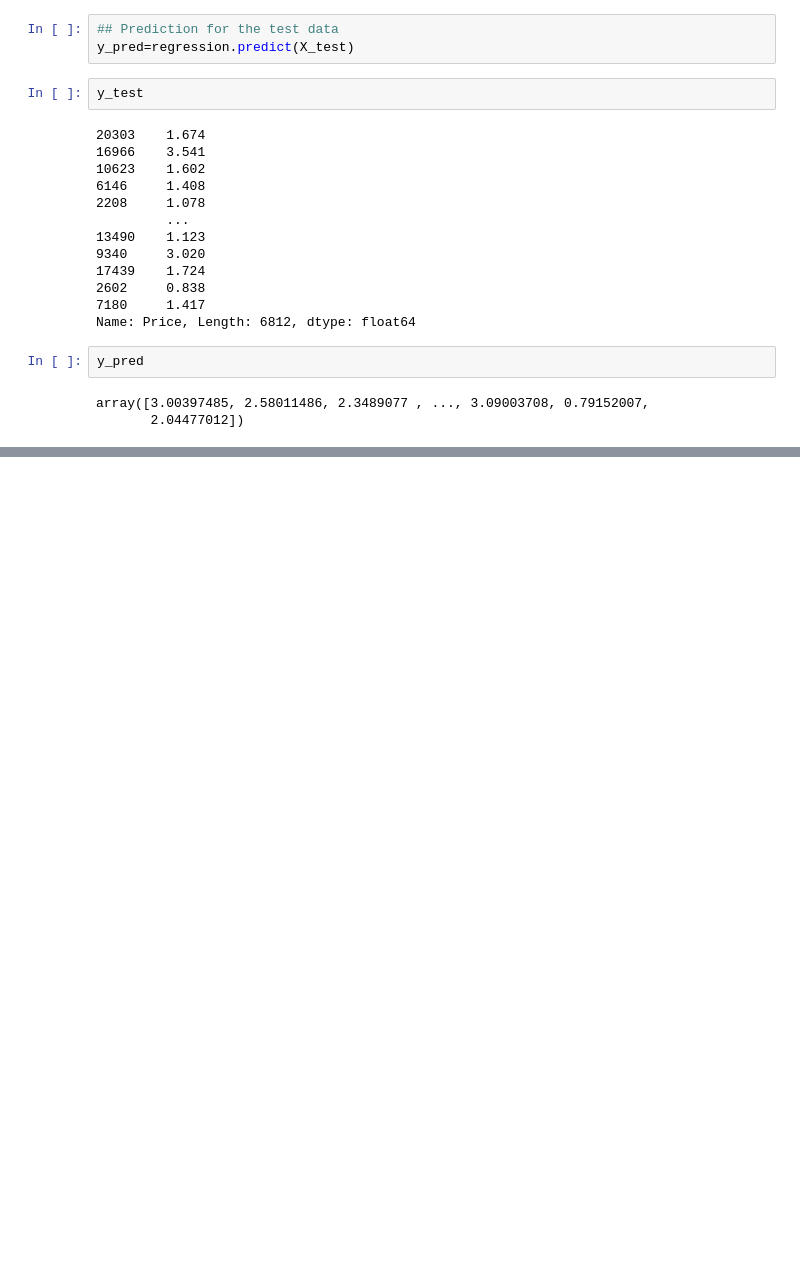
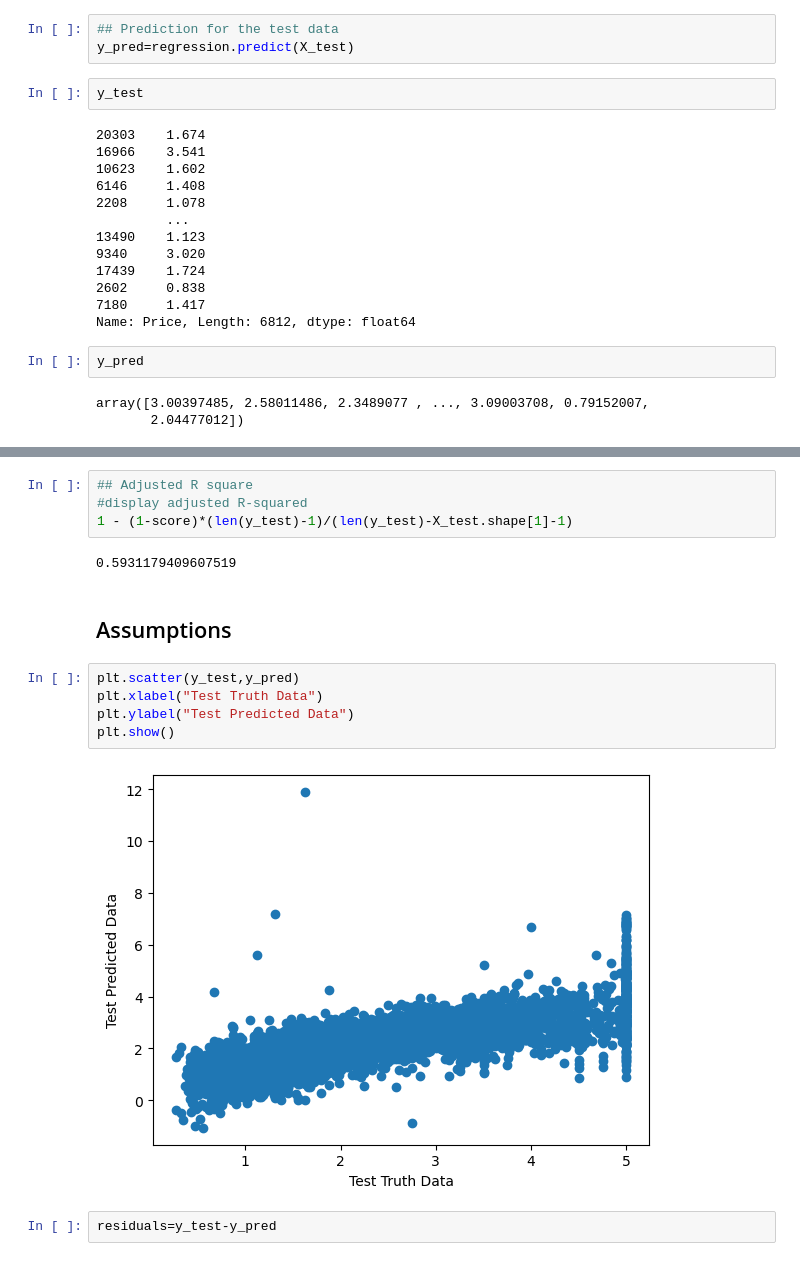
Before and after one commit to nsn-mah6/multiple_linear_regression, a Jupyter notebook: multiple_linear_regression.ipynb, the cells around one changed output, grey strips where cells are left out. Saved outputs shown, nothing was run; the diff lists cells and outputs as text; blank space fills up the shorter version.

Commit message:
assumption

```diff
--- a/multiple_linear_regression.ipynb
+++ b/multiple_linear_regression.ipynb
@@ -291,0 +311,17 @@ array([3.00397485, 2.58011486, 2.3489077 , ..., 3.09003708, 0.79152007,
+# %%
+## Adjusted R square
+#display adjusted R-squared
+1 - (1-score)*(len(y_test)-1)/(len(y_test)-X_test.shape[1]-1)
+# %% [output]
+0.5931179409607519
+# %% [markdown]
+## Assumptions
+# %%
+plt.scatter(y_test,y_pred)
+plt.xlabel("Test Truth Data")
+plt.ylabel("Test Predicted Data")
+plt.show()
+# %% [output]
+[figure, added]
+# %%
+residuals=y_test-y_pred
```
Also changed, not shown: parts of 6 cells of this notebook.
